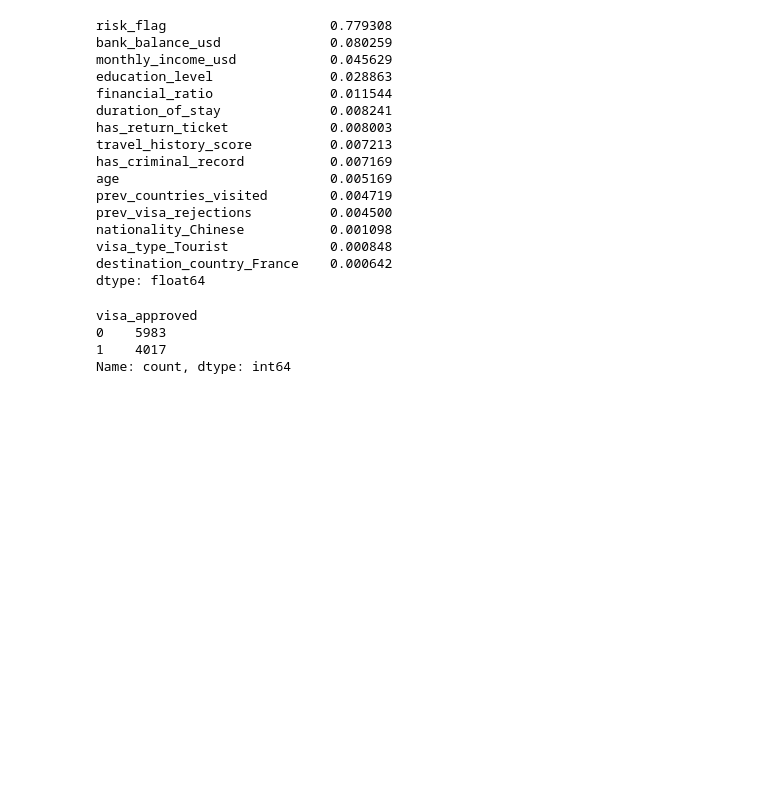
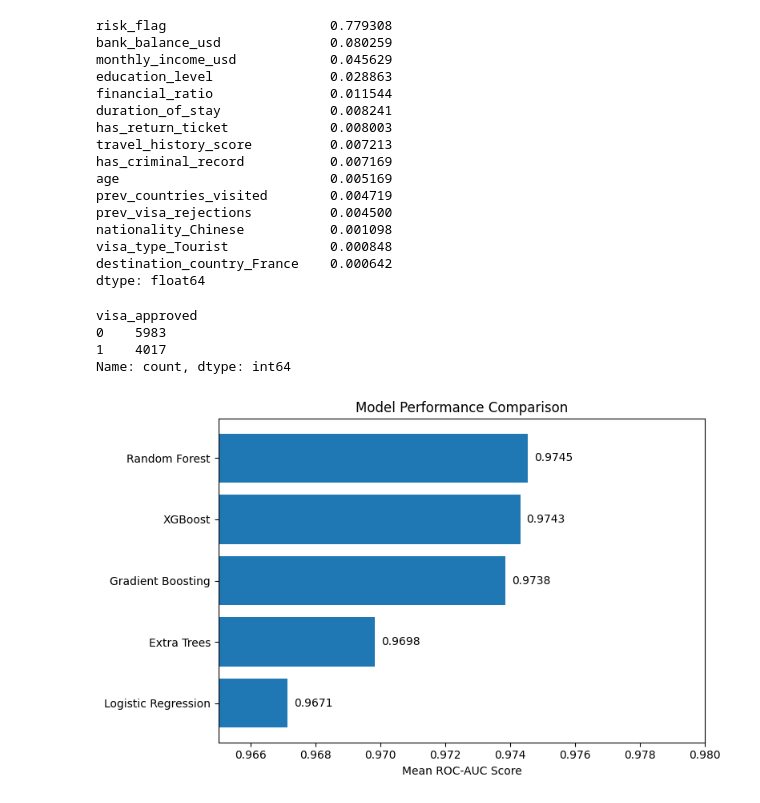
Before and after one commit to VarunBhatP/Generalized-Visa-Prediction-system--mini-project, a Jupyter notebook: backend/ml/model_train_v2.ipynb, the cells around one changed output. Drawn from its saved outputs; the diff is of its cells as text; code cells hidden in the pictures; blank space fills up the shorter version.

```diff
--- a/backend/ml/model_train_v2.ipynb
+++ b/backend/ml/model_train_v2.ipynb
@@ -634,3 +634,48 @@ Name: count, dtype: int64
 import numpy as np
 import pandas as pd
 df = pd.read_csv("visa_feature_engineered_dataset.csv")
+# %%
+import matplotlib.pyplot as plt
+import pandas as pd
+
+models = [
+    "Gradient Boosting",
+    "XGBoost",
+    "Random Forest",
+    "Extra Trees",
+    "Logistic Regression"
+]
+
+scores = [
+    0.973841,
+    0.974304,
+    0.974548,
+    0.969815,
+    0.967135
+]
+
+df = pd.DataFrame({
+    "Model": models,
+    "ROC-AUC": scores
+})
+
+# sort for better comparison
+df = df.sort_values(by="ROC-AUC")
+
+plt.figure(figsize=(8,5))
+bars = plt.barh(df["Model"], df["ROC-AUC"])
+
+# Zoomed axis to highlight differences
+plt.xlim(0.965, 0.98)
+
+# show values on bars
+for i, v in enumerate(df["ROC-AUC"]):
+    plt.text(v + 0.0002, i, f"{v:.4f}", va='center')
+
+plt.xlabel("Mean ROC-AUC Score")
+plt.title("Model Performance Comparison")
+
+plt.tight_layout()
+plt.show()
+# %% [output]
+[figure, added]
```
